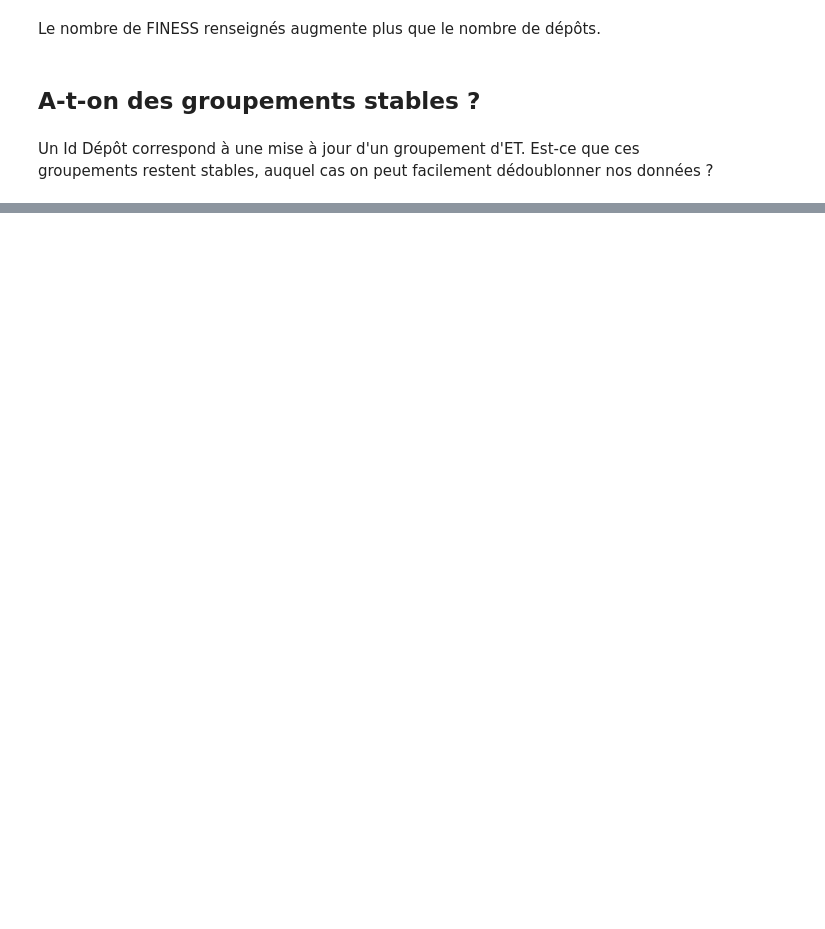
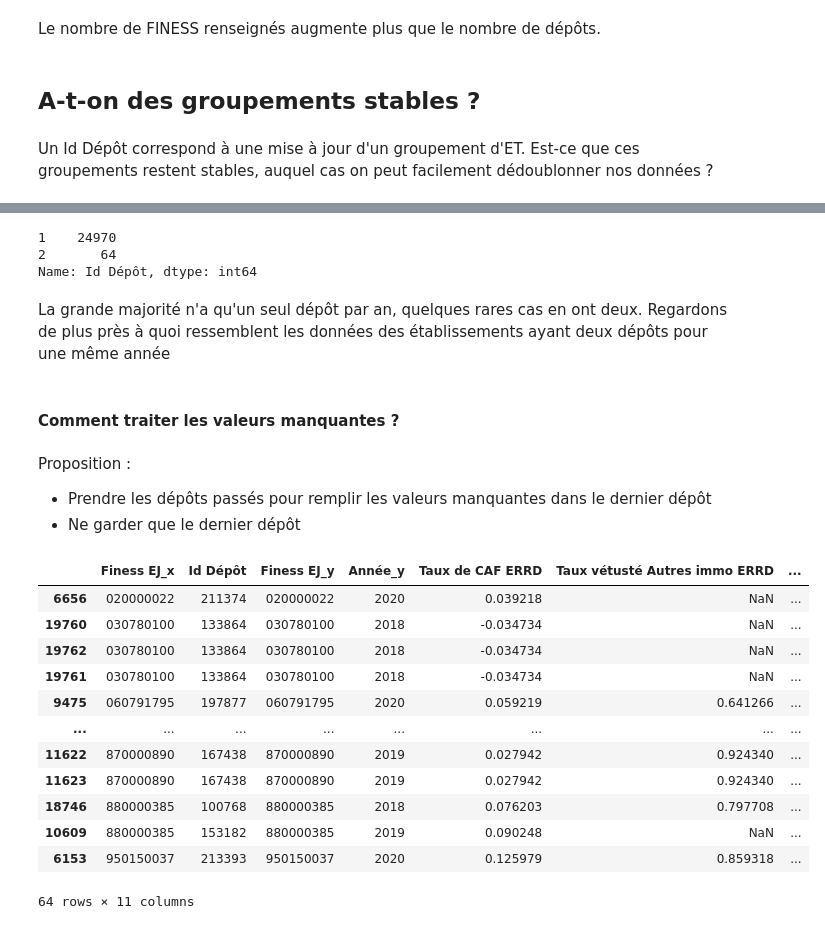
Before and after one commit to DNUM-SocialGouv/helios, a Jupyter notebook: datacrawler/exploration-des-données/budget_et_finances/ANN_PER_ERRD_EPRD.ipynb, the cells around one changed output, grey strips where cells are left out. Drawn from its saved outputs; the diff is of its cells as text; code cells hidden in the pictures; blank space fills up the shorter version.

```diff
--- a/datacrawler/exploration-des-données/budget_et_finances/ANN_PER_ERRD_EPRD.ipynb
+++ b/datacrawler/exploration-des-données/budget_et_finances/ANN_PER_ERRD_EPRD.ipynb
@@ -70,0 +169,36 @@ On voit que, dans une même année, les groupes d'ET qui sont déposés ensemble
+# %%
+ann_errd_ej_par_finess.groupby(["Finess", "Année_x"])['Id Dépôt'].nunique().value_counts()
+# %% [output]
+1    24970
+2       64
+Name: Id Dépôt, dtype: int64
+# %% [markdown]
+La grande majorité n'a qu'un seul dépôt par an, quelques rares cas en ont deux. Regardons de plus près à quoi ressemblent les données des établissements ayant deux dépôts pour une même année
+# %% [markdown]
+#### Comment traiter les valeurs manquantes ?
+# %% [markdown]
+Proposition :
+- Prendre les dépôts passés pour remplir les valeurs manquantes dans le dernier dépôt
+- Ne garder que le dernier dépôt
+# %%
+dépôts_pour_un_même_établissement_et_année = ann_errd_ej_par_finess[ann_errd_ej_par_finess.duplicated(subset=["Finess", "Année_x"], keep=False)].sort_values(["Finess", "Année_x"])
+# %%
+dépôts_pour_un_même_établissement_et_année_avec_données_manquantes_remplies = dépôts_pour_un_même_établissement_et_année.groupby(["Finess", "Année_x"]).ffill()
+# %%
+dépôts_pour_un_même_établissement_et_année_avec_données_manquantes_remplies[["Finess", "Année_x"]] = dépôts_pour_un_même_établissement_et_année[["Finess", "Année_x"]]
+# %%
+dépôts_pour_un_même_établissement_et_année_avec_données_manquantes_remplies.drop_duplicates(subset=["Finess", "Année_x"], keep='last')
+# %% [output]
+|  | Finess EJ_x | Id Dépôt | Finess EJ_y | Année_y | Taux de CAF ERRD | Taux vétusté Autres immo ERRD | ... |
+| 6656 | 020000022 | 211374 | 020000022 | 2020 | 0.039218 | NaN | ... |
+| 19760 | 030780100 | 133864 | 030780100 | 2018 | -0.034734 | NaN | ... |
+| 19762 | 030780100 | 133864 | 030780100 | 2018 | -0.034734 | NaN | ... |
+| 19761 | 030780100 | 133864 | 030780100 | 2018 | -0.034734 | NaN | ... |
+| 9475 | 060791795 | 197877 | 060791795 | 2020 | 0.059219 | 0.641266 | ... |
+| ... | ... | ... | ... | ... | ... | ... | ... |
+| 11622 | 870000890 | 167438 | 870000890 | 2019 | 0.027942 | 0.924340 | ... |
+| 11623 | 870000890 | 167438 | 870000890 | 2019 | 0.027942 | 0.924340 | ... |
+| 18746 | 880000385 | 100768 | 880000385 | 2018 | 0.076203 | 0.797708 | ... |
+| 10609 | 880000385 | 153182 | 880000385 | 2019 | 0.090248 | NaN | ... |
+| 6153 | 950150037 | 213393 | 950150037 | 2020 | 0.125979 | 0.859318 | ... |
+64 rows × 11 columns
```
Also changed, not shown: parts of 29 cells of this notebook.
